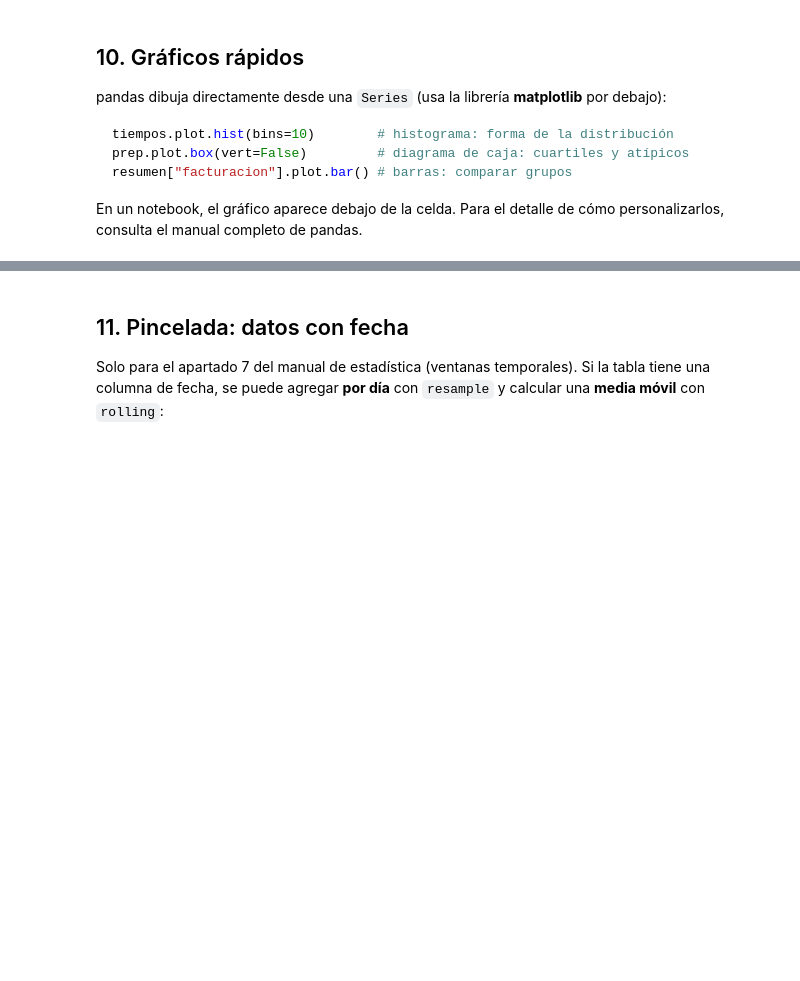
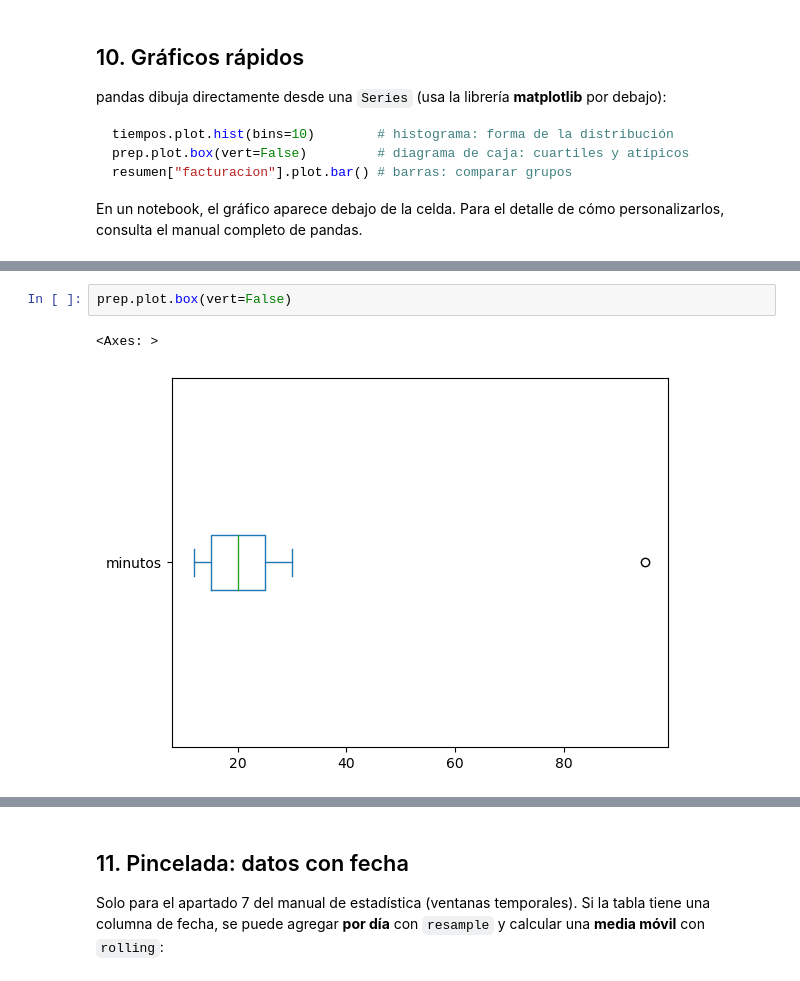
Before and after one commit to rafafl-wirtz/mp5074-sistemas-big-data, a Jupyter notebook: notebooks/ud1/pandas_estadistica/clase_pandas_estadistica.ipynb, the cells around one changed output, grey strips where cells are left out. Saved outputs shown, nothing was run; the diff lists cells and outputs as text; blank space fills up the shorter version.

```diff
--- a/notebooks/ud1/pandas_estadistica/clase_pandas_estadistica.ipynb
+++ b/notebooks/ud1/pandas_estadistica/clase_pandas_estadistica.ipynb
@@ -557,0 +570,5 @@ En un notebook, el gráfico aparece debajo de la celda. Para el detalle de cómo
+# %%
+prep.plot.box(vert=False)
+# %% [output]
+<Axes: >
+[figure, added]
```
Also changed, not shown: parts of 10 cells of this notebook, 2 other files.
